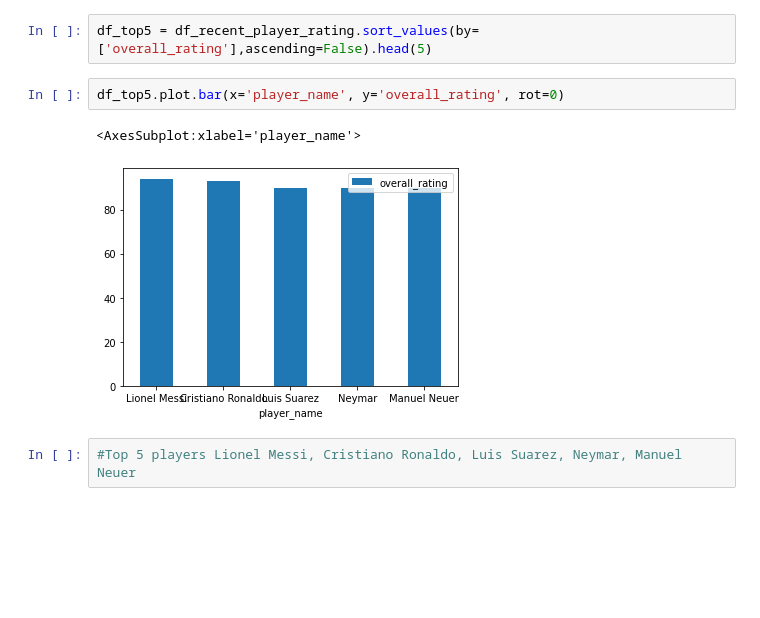
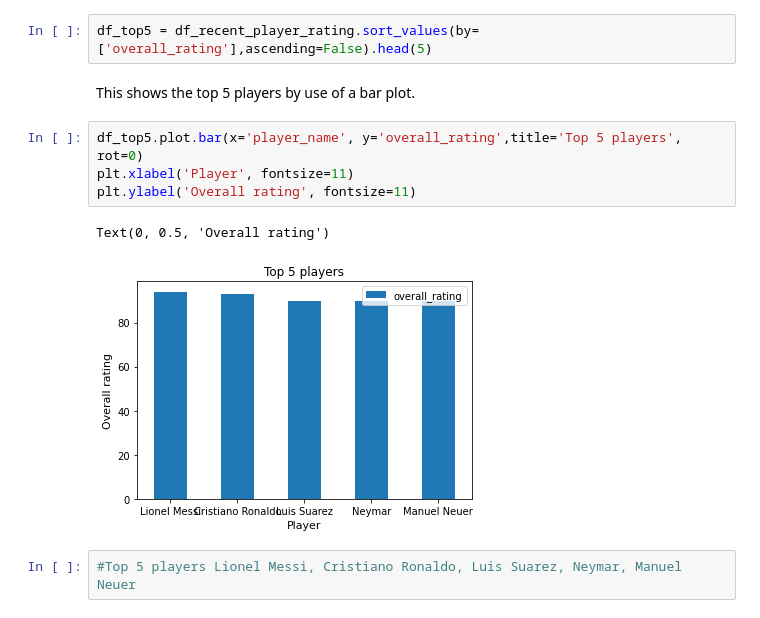
Before and after one commit to Nouh-Abukar/Investigate-a-Dataset, a Jupyter notebook: Investigate_a_Dataset.ipynb, the cells around one changed output. Saved outputs shown, nothing was run; the diff lists cells and outputs as text; blank space fills up the shorter version.

```diff
--- a/Investigate_a_Dataset.ipynb
+++ b/Investigate_a_Dataset.ipynb
@@ -257,11 +265,15 @@ df_recent_player_rating.sort_values(by=['overall_rating'], ascending=False).head
 5 rows × 48 columns
 # %%
 df_top5 = df_recent_player_rating.sort_values(by=['overall_rating'],ascending=False).head(5)
+# %% [markdown]
+This shows the top 5 players by use of a bar plot.
 # %%
-df_top5.plot.bar(x='player_name', y='overall_rating', rot=0)
+df_top5.plot.bar(x='player_name', y='overall_rating',title='Top 5 players', rot=0)
+plt.xlabel('Player', fontsize=11)
+plt.ylabel('Overall rating', fontsize=11)
 # %% [output]
-<AxesSubplot:xlabel='player_name'>
+Text(0, 0.5, 'Overall rating')
-[figure, old version]
+[figure, new version]
 # %%
 #Top 5 players Lionel Messi, Cristiano Ronaldo, Luis Suarez, Neymar, Manuel Neuer
 # %% [markdown]
```
Also changed, not shown: parts of 23 cells of this notebook.
